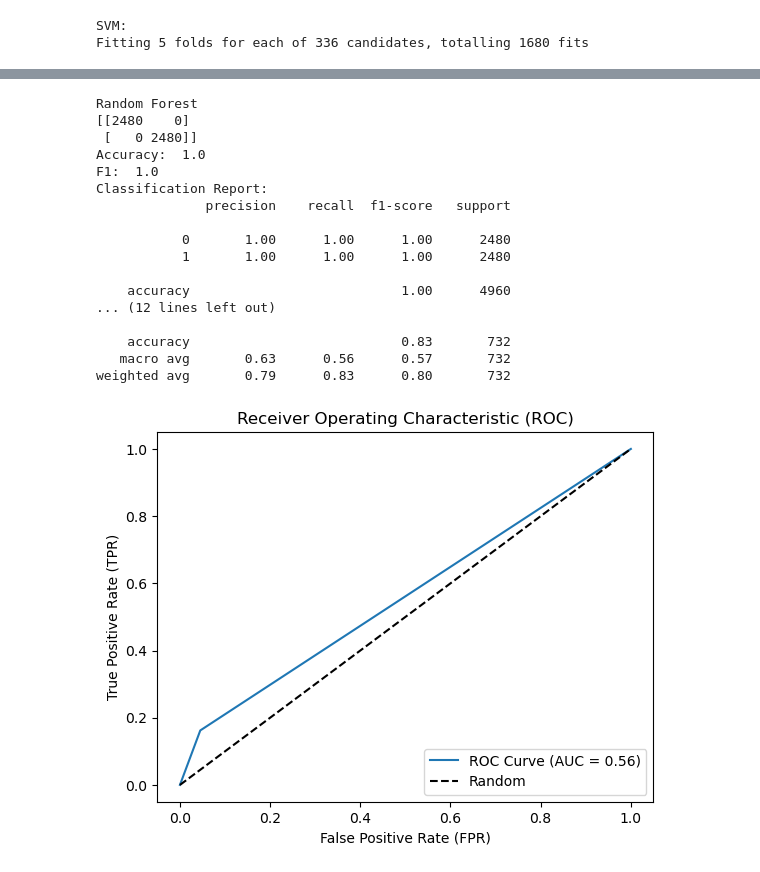
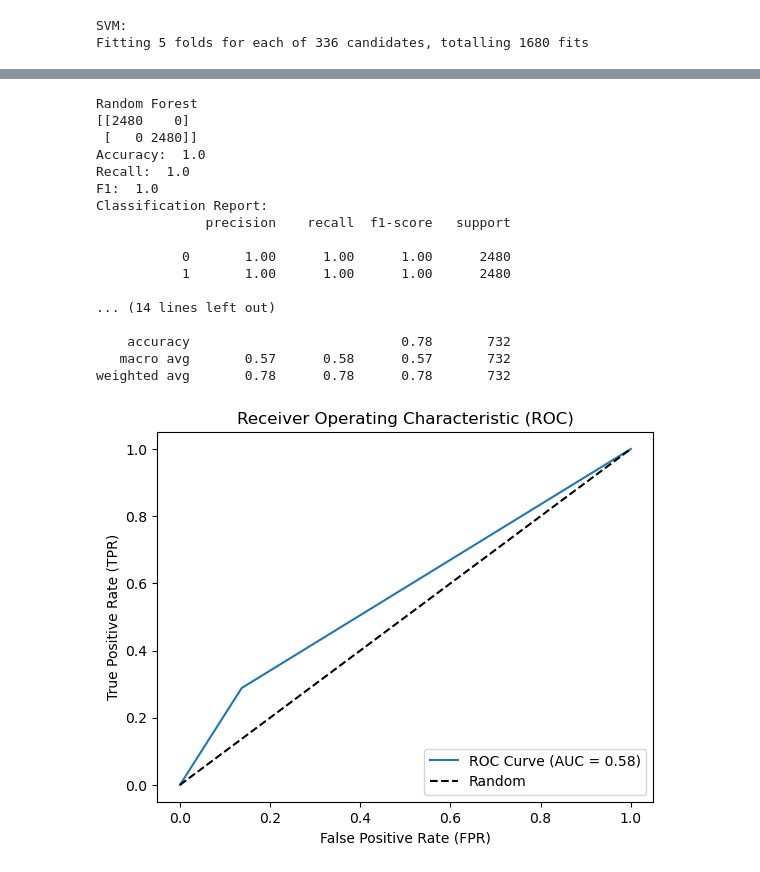
Before and after one commit to Rocky5005/CSE-Final, a Jupyter notebook: src/ml-analysis.ipynb, the cells around one changed output, grey strips where cells are left out. Saved outputs shown, nothing was run; the diff lists cells and outputs as text; code cells hidden in the pictures.

```diff
--- a/src/ml-analysis.ipynb
+++ b/src/ml-analysis.ipynb
@@ -17,6 +17,8 @@ def analysis(labels_test, labels_pred):
     print(cm)
     accuracy = accuracy_score(labels_test, labels_pred)
     print("Accuracy: ", accuracy)
+    recall= recall_score(labels_test, labels_pred)
+    print("Recall: ", recall)
     f1 = f1_score(labels_test, labels_pred)
     print("F1: ", f1)
     report = classification_report(labels_test, labels_pred)
@@ -178,26 +161,27 @@ weighted avg       0.78      0.80      0.79       732
 # %%
 labels_train, labels_train_pred, labels_test, labels_pred = random_forest.random_forest(filename)
 random_forest.grid_search(filename)
-# {'criterion': 'gini', 'max_depth': None, 'max_features': 'log2', 'n_estimators': 200}
+# {'criterion': 'gini', 'max_depth': None, 'max_features': 'log2', 'n_estimators': 300} - randomOversmaled
 analysis(labels_train, labels_train_pred)
 analysis(labels_test, labels_pred)
 auc(labels_test, labels_pred)
+precision_recall(labels_test, labels_pred)
 # %% [output]
 Random Forest
 [[2480    0]
  [   0 2480]]
 Accuracy:  1.0
+Recall:  1.0
 F1:  1.0
 Classification Report:
               precision    recall  f1-score   support
 
            0       1.00      1.00      1.00      2480
            1       1.00      1.00      1.00      2480
 
-    accuracy                           1.00      4960
-... (12 lines left out)
+... (14 lines left out)
 
-    accuracy                           0.83       732
-   macro avg       0.63      0.56      0.57       732
-weighted avg       0.79      0.83      0.80       732
+    accuracy                           0.78       732
+   macro avg       0.57      0.58      0.57       732
+weighted avg       0.78      0.78      0.78       732
-[figure, old version]
+[figure, new version]
```
Also changed, not shown: parts of 7 cells of this notebook, 9 other files.
